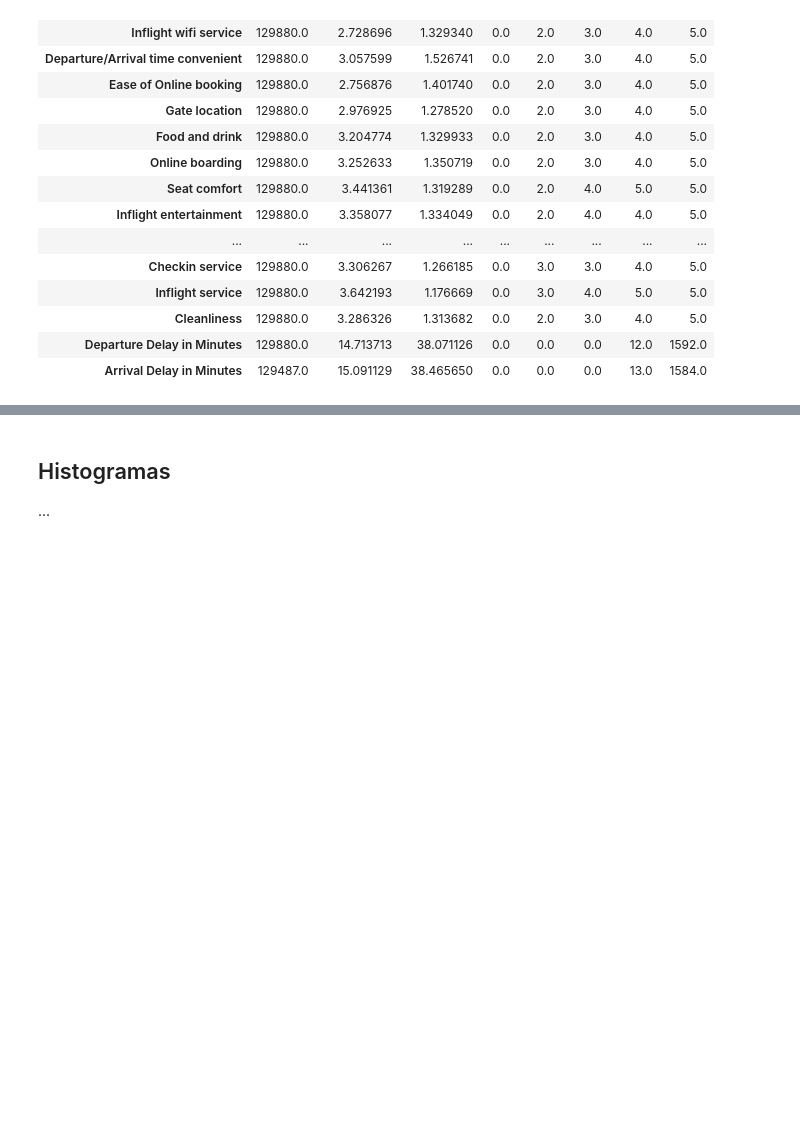
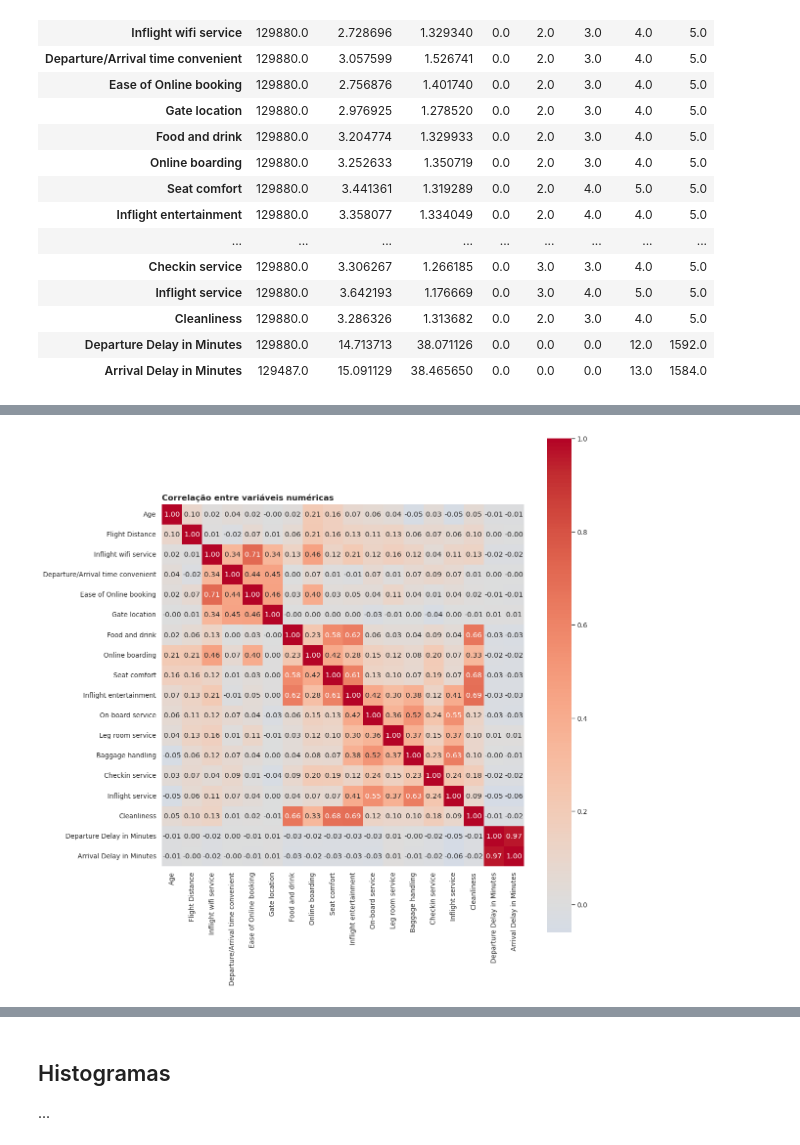
Before and after one commit to rogerioferreira/MVP-Analise-de-Dados-e-Boas-Praticas-PUC-RIO, a Jupyter notebook: notebooks/mvp-analise de dados e boas praticas.ipynb, the cells around one changed output, grey strips where cells are left out. Saved outputs shown, nothing was run; the diff lists cells and outputs as text; code cells hidden in the pictures; blank space fills up the shorter version.

```diff
--- a/notebooks/mvp-analise de dados e boas praticas.ipynb
+++ b/notebooks/mvp-analise de dados e boas praticas.ipynb
@@ -297,0 +306,28 @@ data.describe().transpose()
+# %%
+plt.figure(figsize=(12, 12))
+
+# Cálculo da matriz de correlação para variáveis numéricas, ignorando colunas categóricas
+corr_matrix = data.corr(numeric_only=True)
+
+ax = sns.heatmap(
+    data=corr_matrix,
+    annot=True,
+    cmap="coolwarm",
+    center=0,
+    square=True,
+    fmt=".2f",
+)
+
+# Definição do título do gráfico
+ax.set_title(
+    "Correlação entre variáveis numéricas",
+    loc="left",
+    fontsize=12,
+    fontweight="bold",
+)
+
+# Ajuste de layout e exibição
+plt.tight_layout()
+plt.show()
+# %% [output]
+[figure, added]
```
Also changed, not shown: parts of 11 cells of this notebook.
